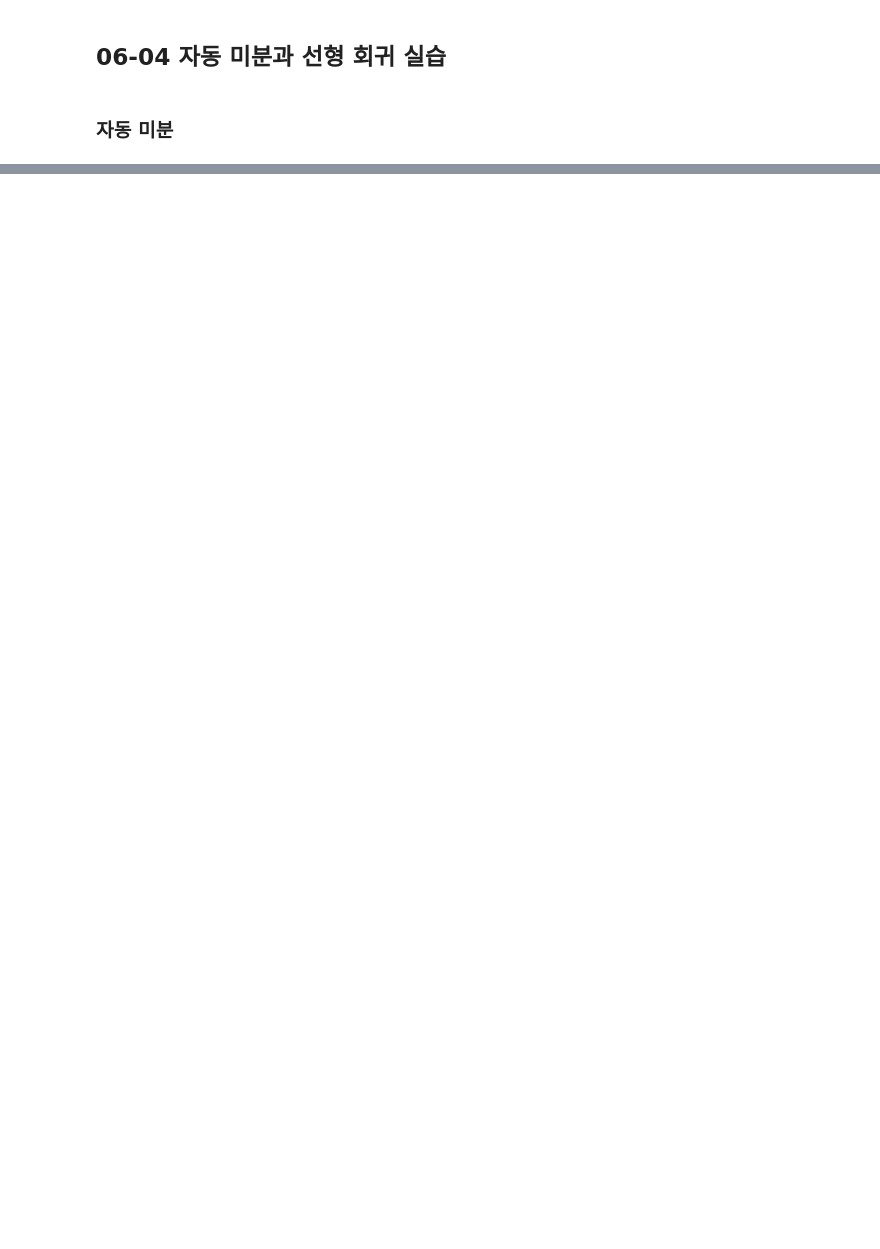
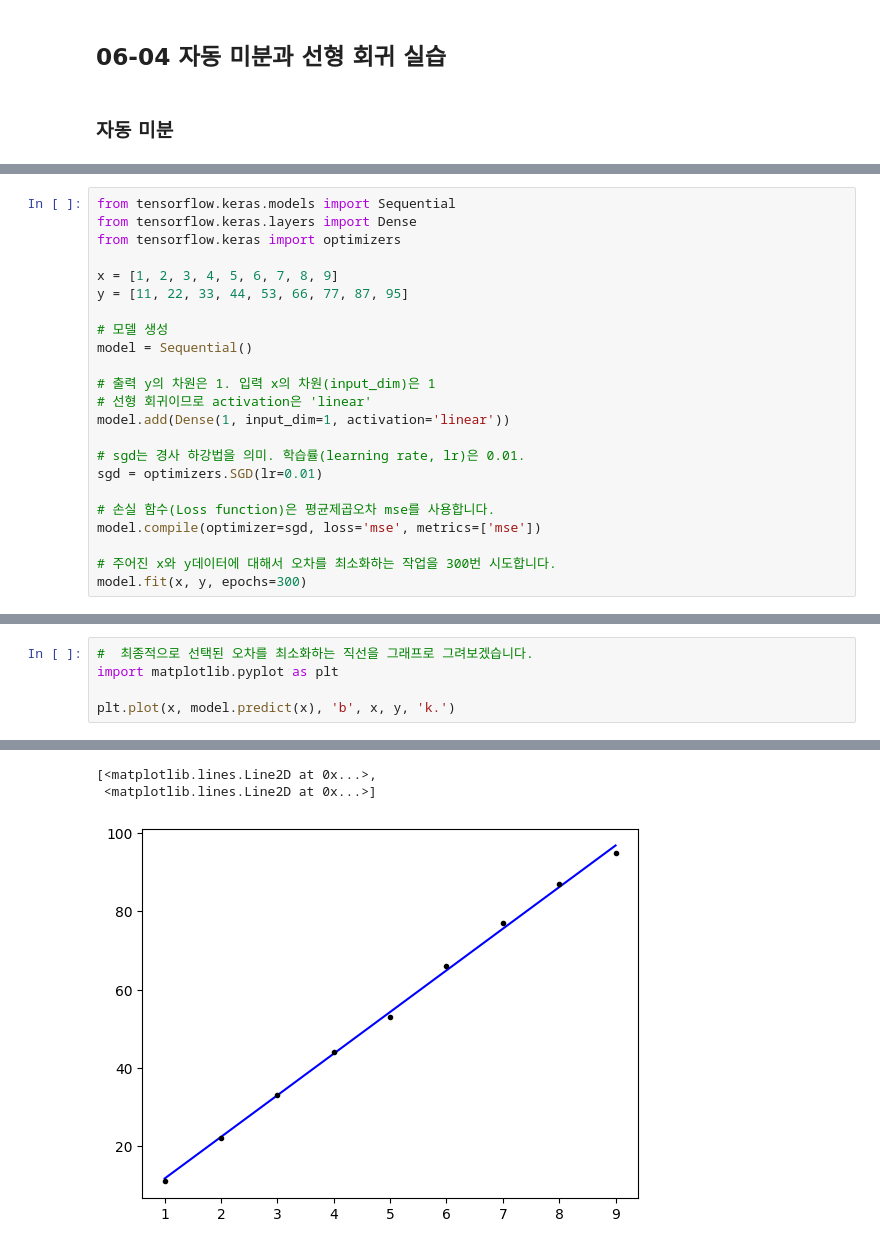
Before and after one commit to hakhyun0615/NLP, a Jupyter notebook: 06 머신 러닝(Machine Learning) 개요/06-04 자동 미분과 선형 회귀 실습.ipynb, the cells around one changed output, grey strips where cells are left out. Saved outputs shown, nothing was run; the diff lists cells and outputs as text; blank space fills up the shorter version.

```diff
--- a/06 머신 러닝(Machine Learning) 개요/06-04 자동 미분과 선형 회귀 실습.ipynb
+++ b/06 머신 러닝(Machine Learning) 개요/06-04 자동 미분과 선형 회귀 실습.ipynb
@@ -15,0 +86,23 @@ ImportError: cannot import name 'experimental_functions_run_eagerly' from 'tenso
+# %%
+from tensorflow.keras.models import Sequential
+from tensorflow.keras.layers import Dense
+from tensorflow.keras import optimizers
+
+x = [1, 2, 3, 4, 5, 6, 7, 8, 9]
+y = [11, 22, 33, 44, 53, 66, 77, 87, 95]
+
+# 모델 생성
+model = Sequential()
+
+# 출력 y의 차원은 1. 입력 x의 차원(input_dim)은 1
+# 선형 회귀이므로 activation은 'linear'
+model.add(Dense(1, input_dim=1, activation='linear'))
+
+# sgd는 경사 하강법을 의미. 학습률(learning rate, lr)은 0.01.
+sgd = optimizers.SGD(lr=0.01)
+
+# 손실 함수(Loss function)은 평균제곱오차 mse를 사용합니다.
+model.compile(optimizer=sgd, loss='mse', metrics=['mse'])
+
+# 주어진 x와 y데이터에 대해서 오차를 최소화하는 작업을 300번 시도합니다.
+model.fit(x, y, epochs=300)
@@ -15,0 +129,6 @@ ImportError: cannot import name 'experimental_functions_run_eagerly' from 'tenso
+# %%
+#  최종적으로 선택된 오차를 최소화하는 직선을 그래프로 그려보겠습니다.
+import matplotlib.pyplot as plt
+
+plt.plot(x, model.predict(x), 'b', x, y, 'k.')
+# %% [output]
@@ -15,0 +136,3 @@ ImportError: cannot import name 'experimental_functions_run_eagerly' from 'tenso
+[<matplotlib.lines.Line2D at 0x...>,
+ <matplotlib.lines.Line2D at 0x...>]
+[figure, added]
```
Also changed, not shown: parts of 8 cells of this notebook, 8 other files.
